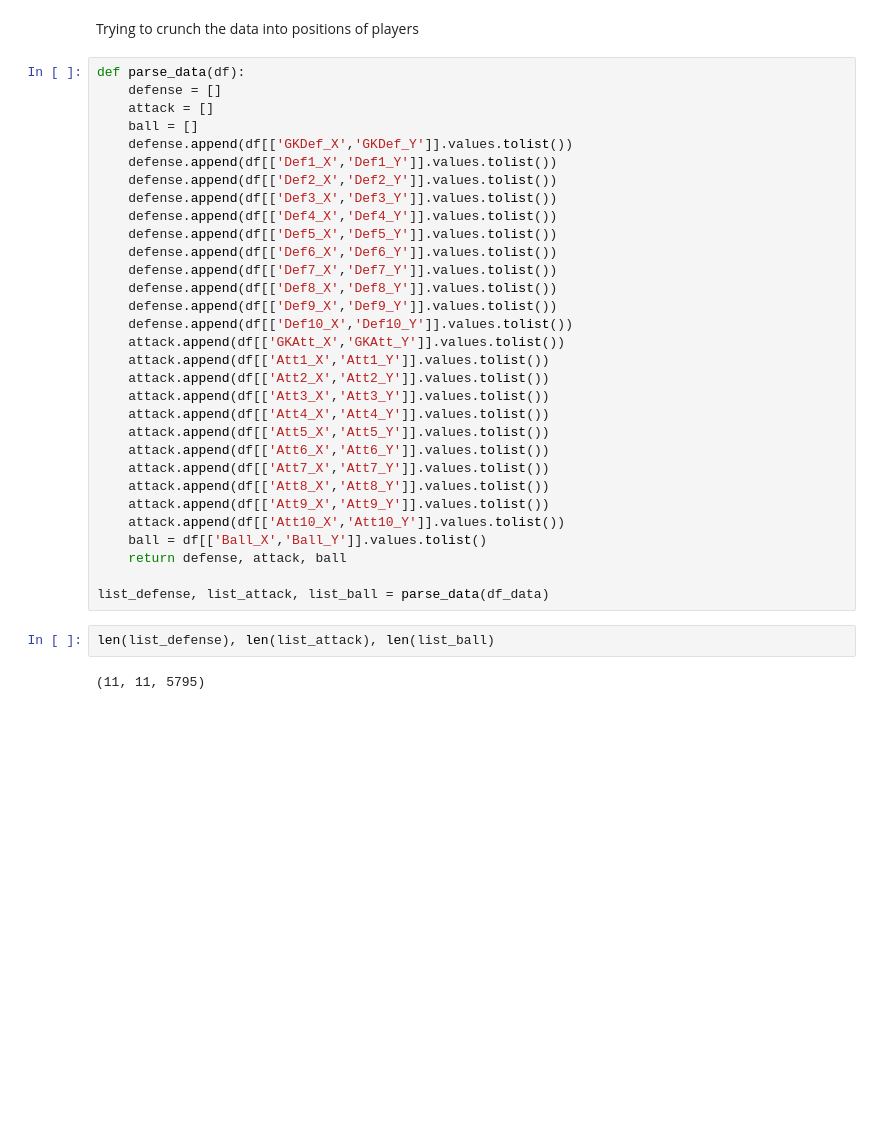
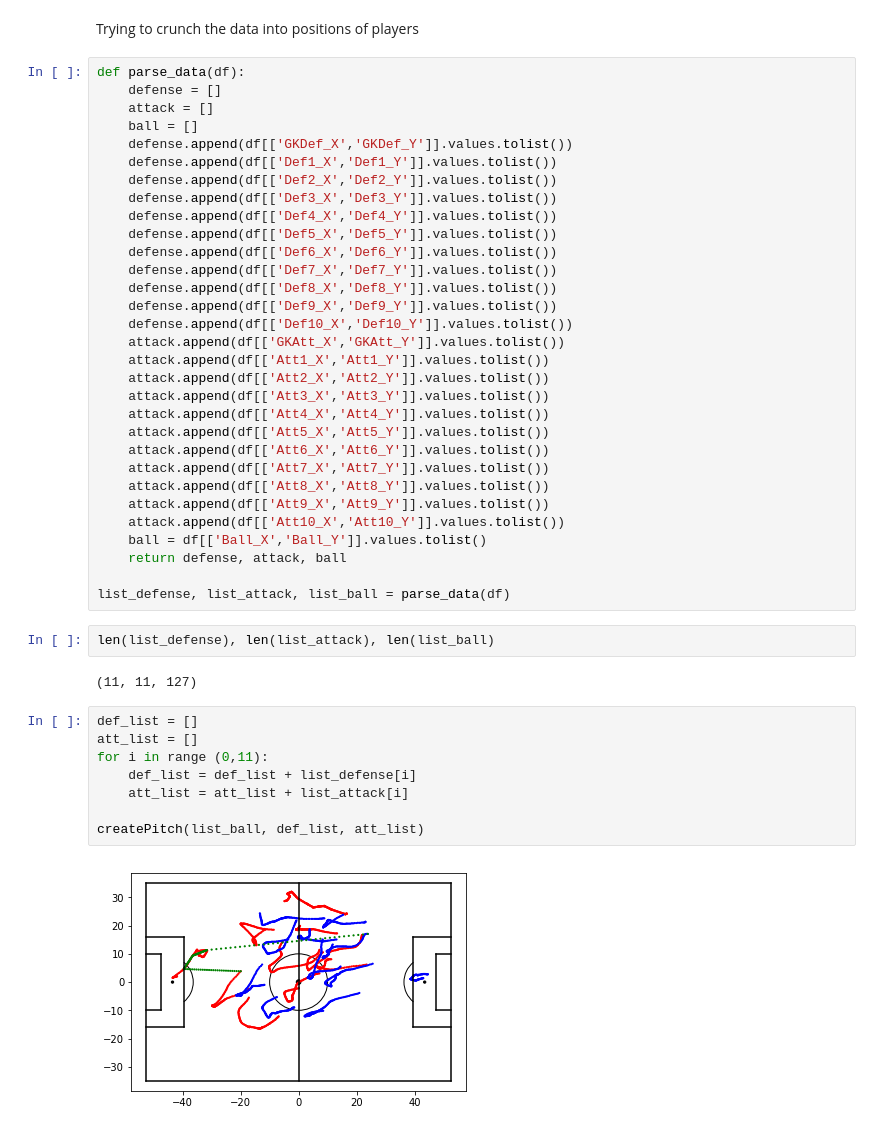
Before and after one commit to raghav96/datascience, a Jupyter notebook: Football Analysis.ipynb, the cells around one changed output. Cells and saved outputs as stored; diff of their text form; blank space fills up the shorter version.

```diff
--- a/Football Analysis.ipynb
+++ b/Football Analysis.ipynb
@@ -174,8 +181,18 @@ def parse_data(df):
     ball = df[['Ball_X','Ball_Y']].values.tolist()
     return defense, attack, ball
 
-list_defense, list_attack, list_ball = parse_data(df_data)
+list_defense, list_attack, list_ball = parse_data(df)
 # %%
 len(list_defense), len(list_attack), len(list_ball)
 # %% [output]
-(11, 11, 5795)
+(11, 11, 127)
+# %%
+def_list = []
+att_list = []
+for i in range (0,11):
+    def_list = def_list + list_defense[i]
+    att_list = att_list + list_attack[i]
+
+createPitch(list_ball, def_list, att_list)
+# %% [output]
+[figure, added]
```
Also changed, not shown: parts of 1 cell of this notebook, 1 other file.
